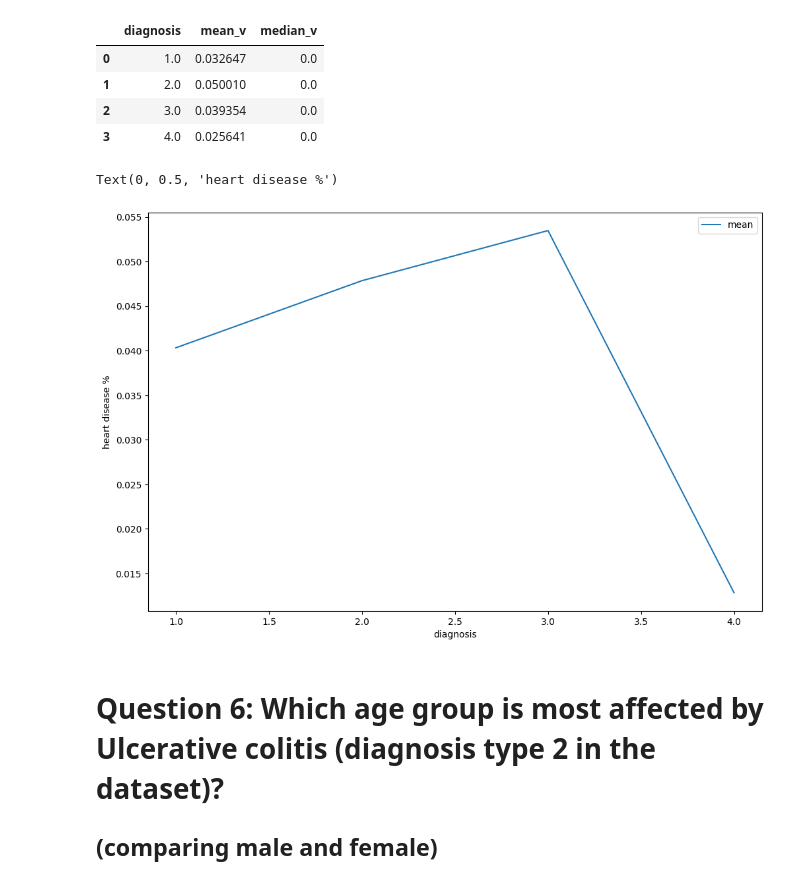
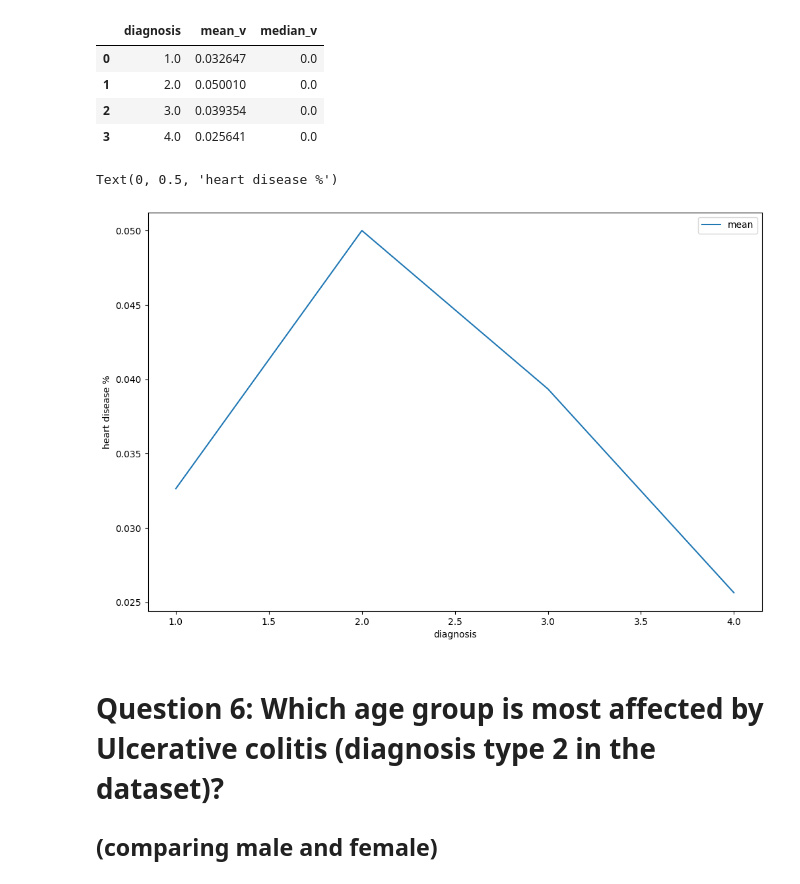
Before and after one commit to ahmed-isar/IBD-disease, a Jupyter notebook: solution.ipynb, the cells around one changed output. Saved outputs shown, nothing was run; the diff lists cells and outputs as text; code cells hidden in the pictures.

```diff
--- a/solution.ipynb
+++ b/solution.ipynb
@@ -235,11 +235,11 @@ data_q5.head()
 | 3 | 4.0 | 0.025641 | 0.0 |
 # %%
 plt.figure(figsize=(12,8), dpi= 100, facecolor='w', edgecolor='k')
-sns.lineplot(data=data_q4, x='diagnosis', y='mean_v', label='mean')
+sns.lineplot(data=data_q5, x='diagnosis', y='mean_v', label='mean')
 plt.ylabel('heart disease %')
 # %% [output]
 Text(0, 0.5, 'heart disease %')
-[figure, old version]
+[figure, new version]
 # %% [markdown]
 # Question 6: Which age group is most affected by Ulcerative colitis (diagnosis type 2 in the dataset)?
 ## (comparing male and female)
```
Also changed, not shown: 10 other files.
